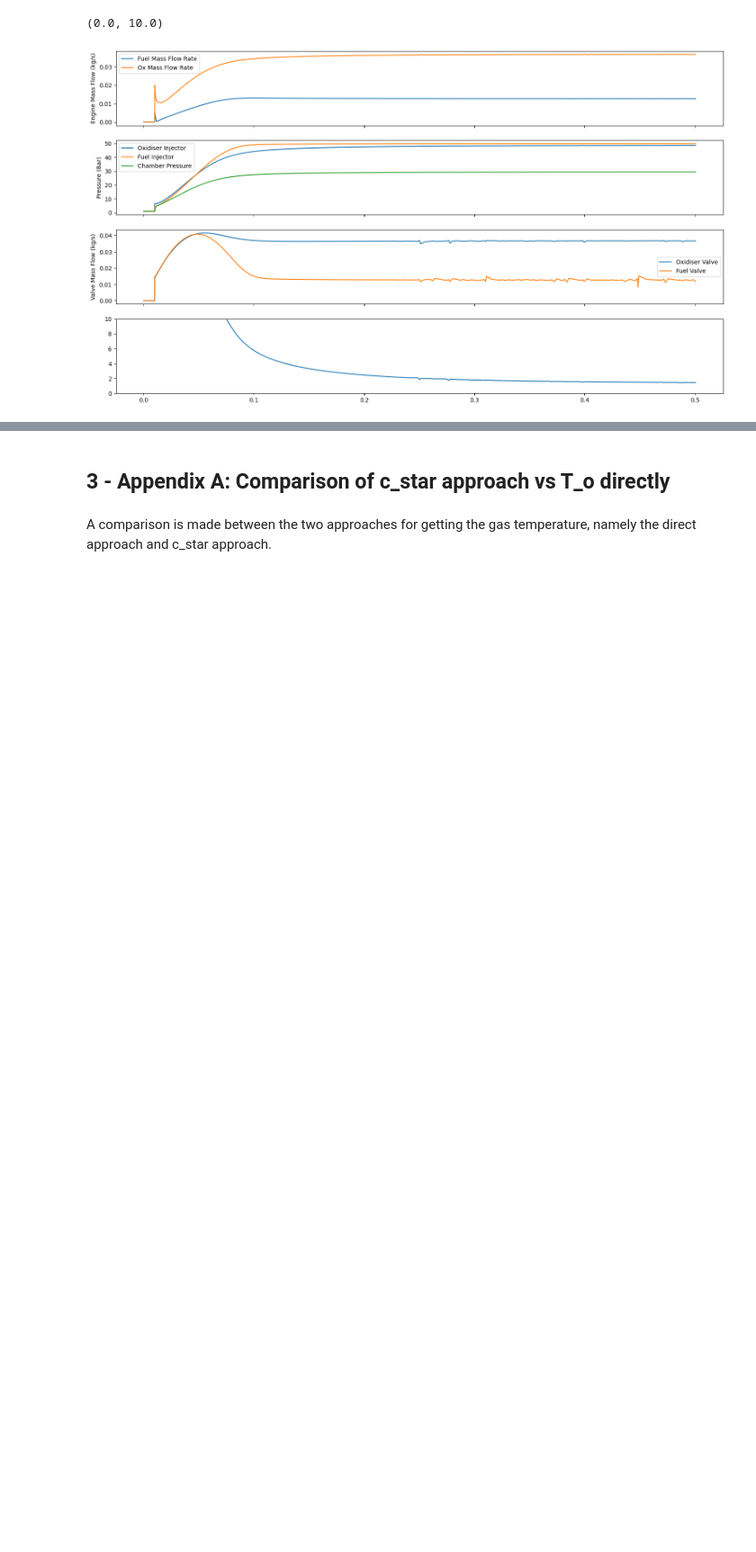
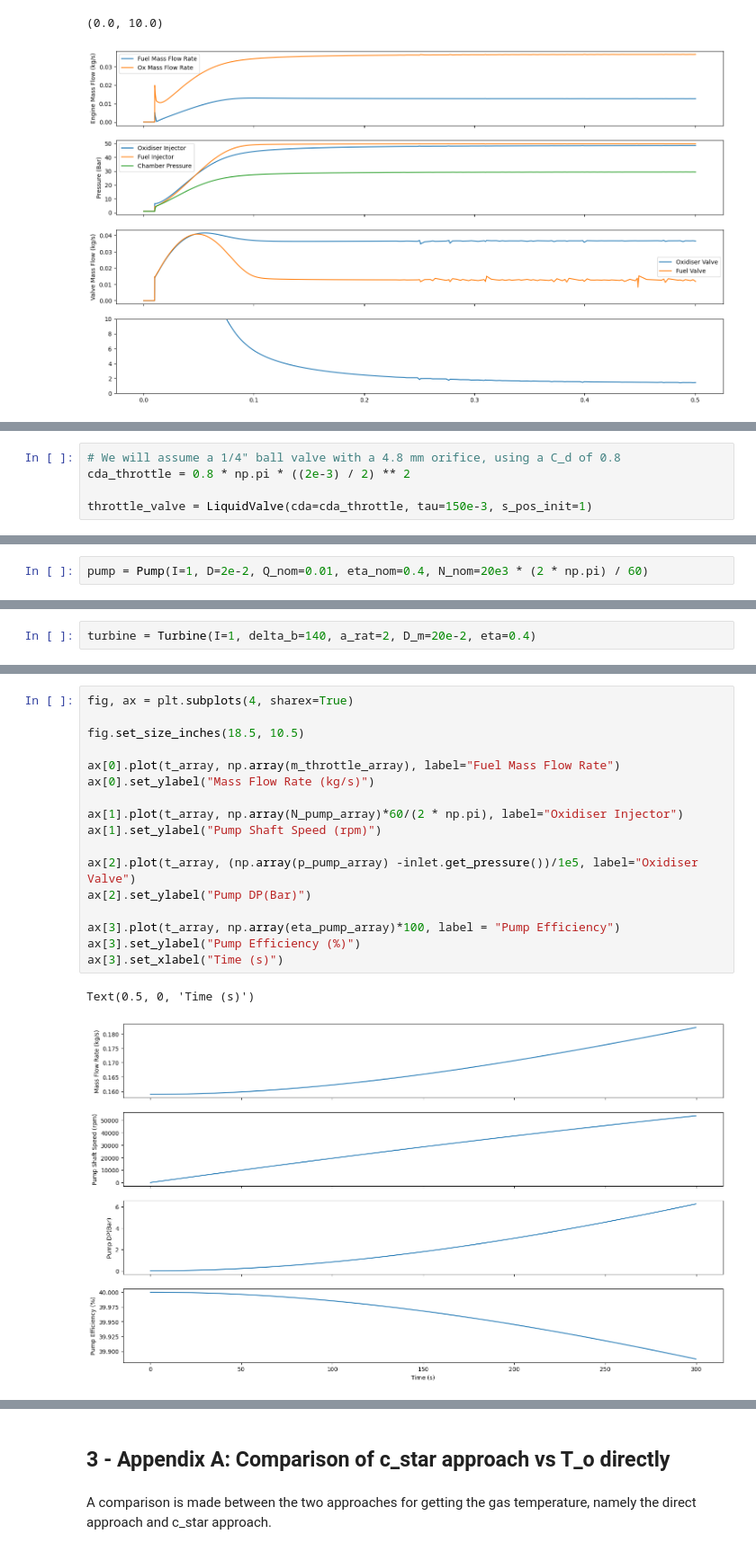
Before and after one commit to EliasAoubala/turboRocket, a Jupyter notebook: docs/gas_generator_validation.ipynb, the cells around one changed output, grey strips where cells are left out. Shown at 90% size. Saved outputs shown, nothing was run; the diff lists cells and outputs as text; blank space fills up the shorter version.

```diff
--- a/docs/gas_generator_validation.ipynb
+++ b/docs/gas_generator_validation.ipynb
@@ -814,0 +974,5 @@ ax[3].set_ylim([0,10])
+# %%
+# We will assume a 1/4" ball valve with a 4.8 mm orifice, using a C_d of 0.8
+cda_throttle = 0.8 * np.pi * ((2e-3) / 2) ** 2
+
+throttle_valve = LiquidValve(cda=cda_throttle, tau=150e-3, s_pos_init=1)
@@ -814,0 +981,2 @@ ax[3].set_ylim([0,10])
+# %%
+pump = Pump(I=1, D=2e-2, Q_nom=0.01, eta_nom=0.4, N_nom=20e3 * (2 * np.pi) / 60)
@@ -814,0 +985,2 @@ ax[3].set_ylim([0,10])
+# %%
+turbine = Turbine(I=1, delta_b=140, a_rat=2, D_m=20e-2, eta=0.4)
@@ -814,0 +1054,20 @@ ax[3].set_ylim([0,10])
+# %%
+fig, ax = plt.subplots(4, sharex=True)
+
+fig.set_size_inches(18.5, 10.5)
+
+ax[0].plot(t_array, np.array(m_throttle_array), label="Fuel Mass Flow Rate")
+ax[0].set_ylabel("Mass Flow Rate (kg/s)")
+
+ax[1].plot(t_array, np.array(N_pump_array)*60/(2 * np.pi), label="Oxidiser Injector")
+ax[1].set_ylabel("Pump Shaft Speed (rpm)")
+
+ax[2].plot(t_array, (np.array(p_pump_array) -inlet.get_pressure())/1e5, label="Oxidiser Valve")
+ax[2].set_ylabel("Pump DP(Bar)")
+
+ax[3].plot(t_array, np.array(eta_pump_array)*100, label = "Pump Efficiency")
+ax[3].set_ylabel("Pump Efficiency (%)")
+ax[3].set_xlabel("Time (s)")
+# %% [output]
+Text(0.5, 0, 'Time (s)')
+[figure, added]
```
Also changed, not shown: parts of 67 cells of this notebook, 5 other files.
